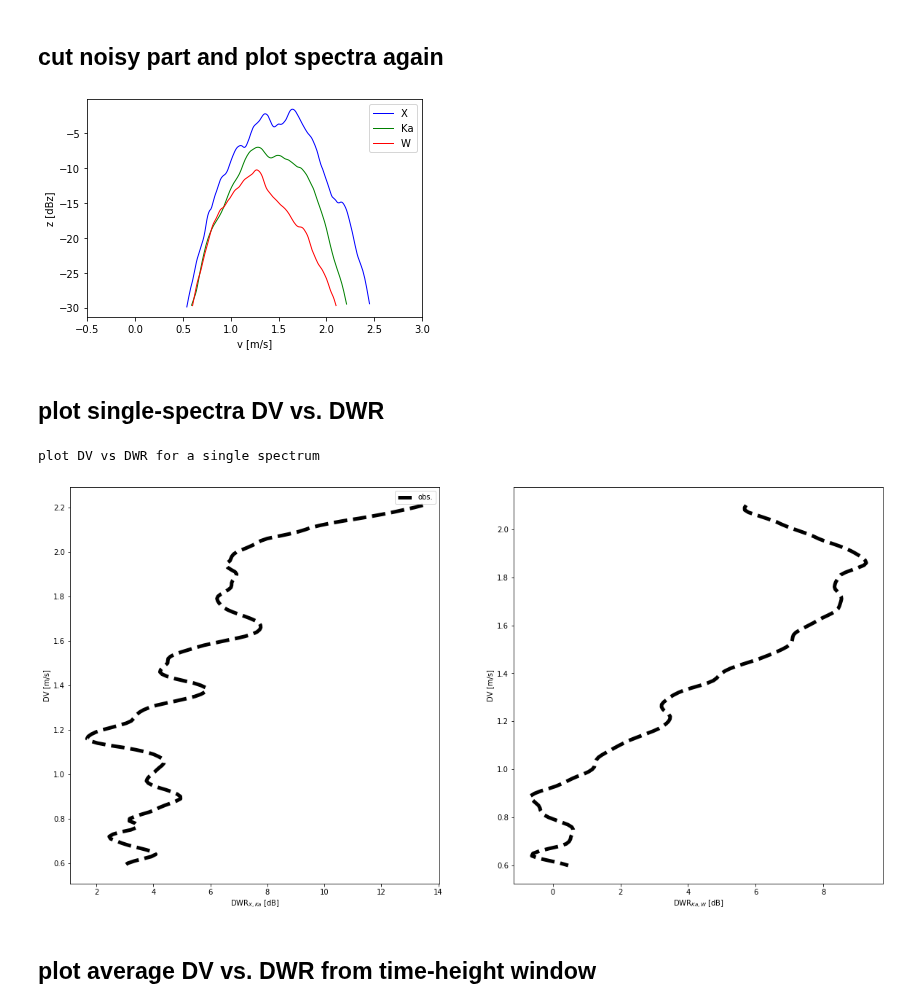
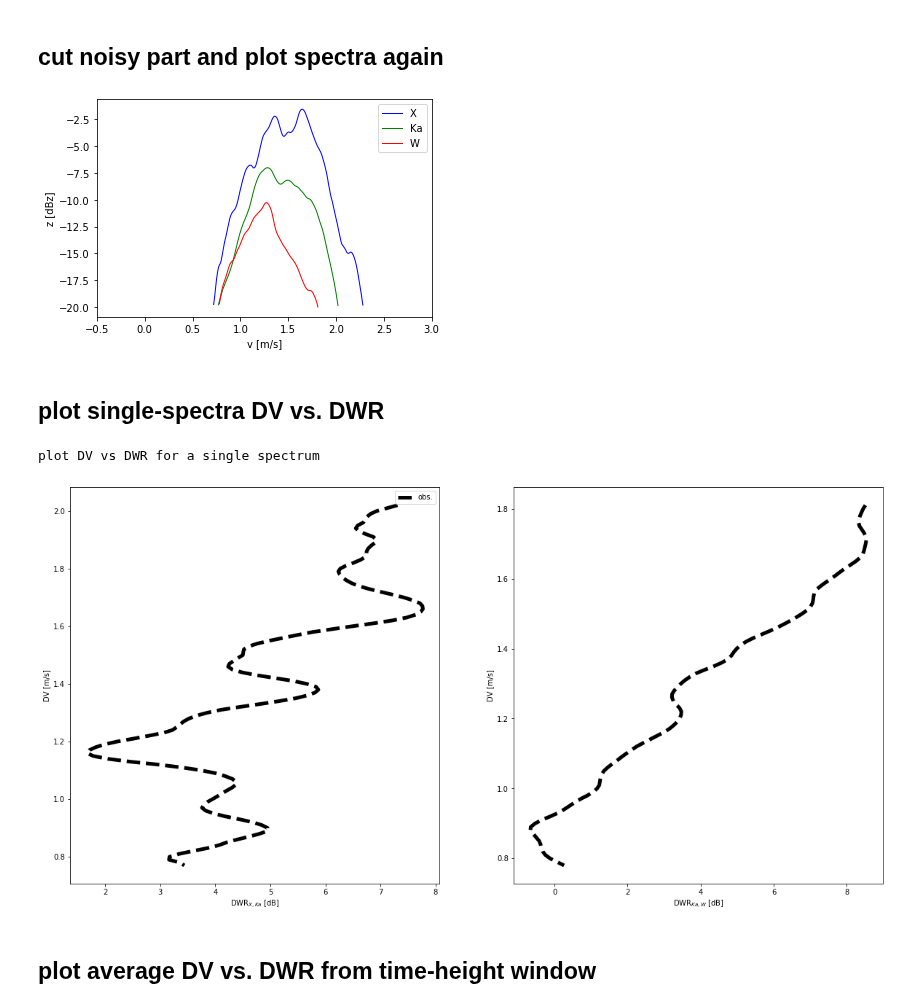
Before and after one commit to OPTIMICe-team/PSDretrieval, a Jupyter notebook: notebooks/ShowcaseRetrievalNew.ipynb, the cells around one changed output. Saved outputs shown, nothing was run; the diff lists cells and outputs as text; code cells hidden in the pictures.

```diff
--- a/notebooks/ShowcaseRetrievalNew.ipynb
+++ b/notebooks/ShowcaseRetrievalNew.ipynb
@@ -18,11 +18,13 @@ import snowScatt
 import matplotlib.pyplot as plt
 import numpy as np
 # %%
-# #load sample from data
-# date = "20190113"
-# time = "06:18:04"
-# hcenter=2000 #[m]
-# #load data (this is a window of time and height, which can define by additional input parameters)
-# SpecWindow  = pR.loadSpectra(loadSample=False,dataPath="/data/obs/campaigns/tripex-pol/processed/",createSample=True,date=date,time=time,tRange=1,hRange=180,hcenter=hcenter)
-# #load the Spectral Window
-# PeaksWindow  = pR.loadPeaks(loadSample=False,dataPath="/data/obs/campaigns/tripex-pol/spectralPeaks/",createSample=True,date=date,time=time,tRange=1,hRange=180,hcenter=hcenter)
+#load sample from data
+date = "20190113"
+time = "06:18:04"
+hcenter=1600 #[m]
+#load data (this is a window of time and height, which can define by additional input parameters)
+SpecWindow  = pR.loadSpectra(loadSample=False,dataPath="/data/obs/campaigns/tripex-pol/processed/",createSample=True,date=date,time=time,tRange=1,hRange=180,hcenter=hcenter)
+#extract a single spectra from the time-height window
+SpecSingle  = pR.selectSingleTimeHeight(SpecWindow)
+#load the Spectral Window
+PeaksWindow  = pR.loadPeaks(loadSample=False,dataPath="/data/obs/campaigns/tripex-pol/spectralPeaks/",createSample=True,date=date,time=time,tRange=1,hRange=180,hcenter=hcenter)
@@ -29,10 +35,10 @@ import numpy as np
 # %%
-#load sample data (this is a window of time and height, which can define by additional input parameters)
-SpecWindow  = pR.loadSpectra()
-#extract a single spectra from the time-height window
-SpecSingle  = pR.selectSingleTimeHeight(SpecWindow)
-#load detected peaks from processed file
-PeaksWindow  = pR.loadPeaks()
+# #load sample data (this is a window of time and height, which can define by additional input parameters)
+# SpecWindow  = pR.loadSpectra()
+# #extract a single spectra from the time-height window
+# SpecSingle  = pR.selectSingleTimeHeight(SpecWindow)
+# #load detected peaks from processed file
+# PeaksWindow  = pR.loadPeaks()
 # %% [markdown]
 ## plot the sample spectrum
 # %%
@@ -67,12 +73,12 @@ ax = pl.plotObsSpectra(SpecSingleWshifted,ax)
 # %%
 fig,ax = plt.subplots(nrows=1,ncols=1)
 #cut spectra
-zeThreshold=-30
+zeThreshold=-20
 SpecWindow = pR.cutLowZe(SpecWindow,zeThreshold=zeThreshold)
 SpecSingleWshiftedCut = pR.cutLowZe(SpecSingleWshifted.copy(),zeThreshold=zeThreshold)
 ax = pl.plotObsSpectra(SpecSingleWshiftedCut,ax)
 # %% [output]
-[figure, old version]
+[figure, new version]
 # %% [markdown]
 ## plot single-spectra DV vs. DWR
 # %%
@@ -80,7 +86,7 @@ fig2,axes2 = plt.subplots(nrows=1,ncols=2,figsize=(20,10))
 __ = pl.plotSDWRvsDVobs(SpecSingleWshiftedCut,axes2)
 # %% [output]
 plot DV vs DWR for a single spectrum
-[figure, old version]
+[figure, new version]
 # %% [markdown]
 ## plot average DV vs. DWR from time-height window
 # %%
```
Also changed, not shown: parts of 9 cells of this notebook, 7 other files.
